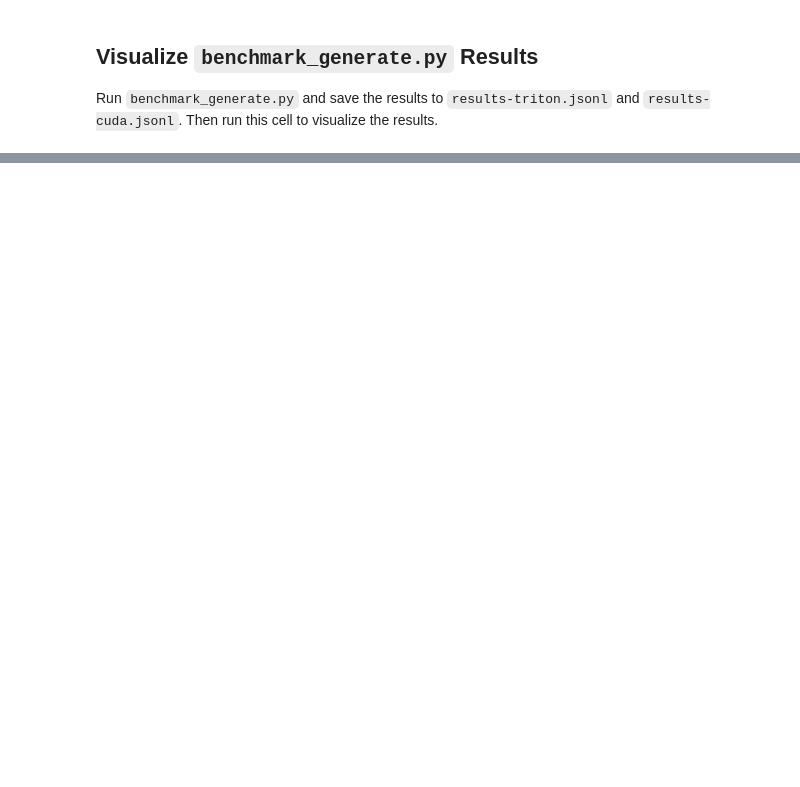
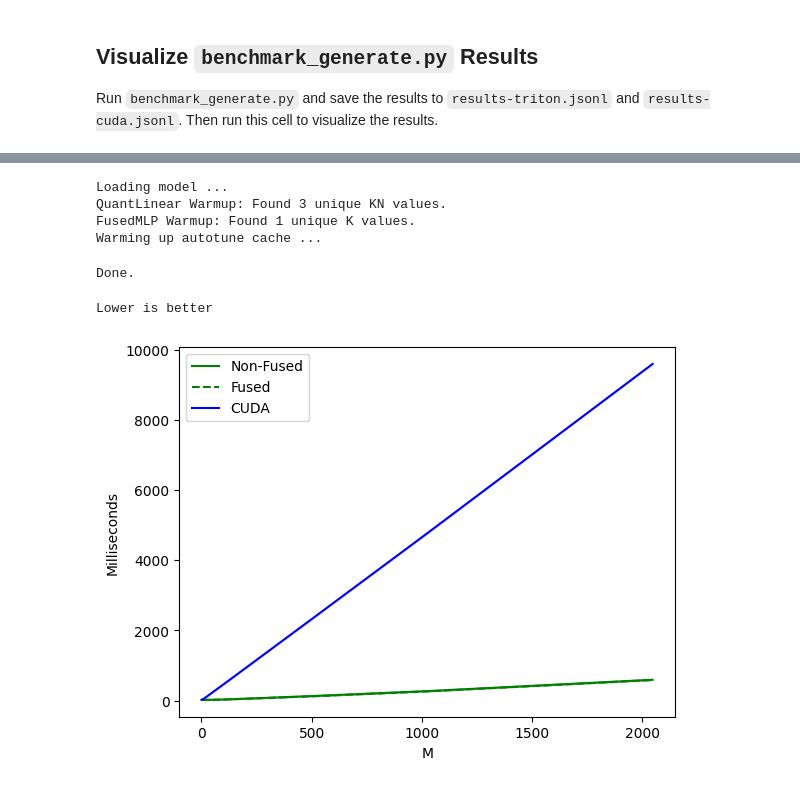
Before and after one commit to fpgaminer/GPTQ-triton, a Jupyter notebook: Benchmark.ipynb, the cells around one changed output, grey strips where cells are left out. Cells and saved outputs as stored; diff of their text form; code cells hidden in the pictures; blank space fills up the shorter version.

```diff
--- a/Benchmark.ipynb
+++ b/Benchmark.ipynb
@@ -402,0 +460,73 @@ Used kernel configs:
+# %%
+# Load the models
+fused_model = quant.load_quant('../weights/llama-7b-4bit', fuse_mlp=True)
+fused_model.eval()
+fused_model = fused_model.to('cuda')
+# %% [output]
+Loading model ...
+QuantLinear Warmup: Found 3 unique KN values.
+FusedMLP Warmup: Found 1 unique K values.
+Warming up autotune cache ...
+Done.
+# %%
+def benchmarker(M, K, provider):
+	vec = torch.randn(1, M, K, device='cuda', dtype=torch.float16)
+
+	def runfoo(inputs_embeds, model):
+		attention_mask = torch.ones(
+			(1, M), dtype=torch.bool, device=inputs_embeds.device
+		)
+		attention_mask = model.model._prepare_decoder_attention_mask(
+			attention_mask, (1, M), inputs_embeds, 0
+		)
+
+		hidden_states = inputs_embeds
+
+		for idx, decoder_layer in enumerate(model.model.layers):
+			layer_outputs = decoder_layer(
+				hidden_states,
+				attention_mask=attention_mask,
+				past_key_value=None,
+				output_attentions=False,
+				use_cache=False,
+			)
+
+			hidden_states = layer_outputs[0]
+
+		return hidden_states
+
+	if provider == 'non-fused':
+		ms, min_ms, max_ms = triton.testing.do_bench(lambda: runfoo(vec, model), rep=10000)
+	elif provider == 'fused':
+		ms, min_ms, max_ms = triton.testing.do_bench(lambda: runfoo(vec, fused_model), rep=10000)
+	elif provider == 'cuda':
+		ms, min_ms, max_ms = triton.testing.do_bench(lambda: runfoo(vec, cuda_model), rep=10000)
+
+	return ms, max_ms, min_ms
+
+
+@triton.testing.perf_report(
+	triton.testing.Benchmark(
+		x_names=['M'],
+		x_vals=[
+			1, 2, 4, 8, 16, 32, 64, 128, 256, 512, 1024, 2048,
+		],
+		line_arg='provider',
+		line_vals=['non-fused', 'fused', 'cuda'],
+		line_names=['Non-Fused', 'Fused', 'CUDA'],
+		styles=[('green', '-'), ('green', '--'), ('blue', '-'), ('blue', '--')],
+		ylabel='Milliseconds',
+		plot_name='matmul',
+		args={},
+	)
+)
+def benchmark(M, provider):
+	return benchmarker(M, 4096, provider)
+
+print("Lower is better")
+benchmark.run(show_plots=True, print_data=True)
+print()
+print()
+# %% [output]
+Lower is better
+[figure, added]
```
Also changed, not shown: parts of 14 cells of this notebook, 10 other files.
